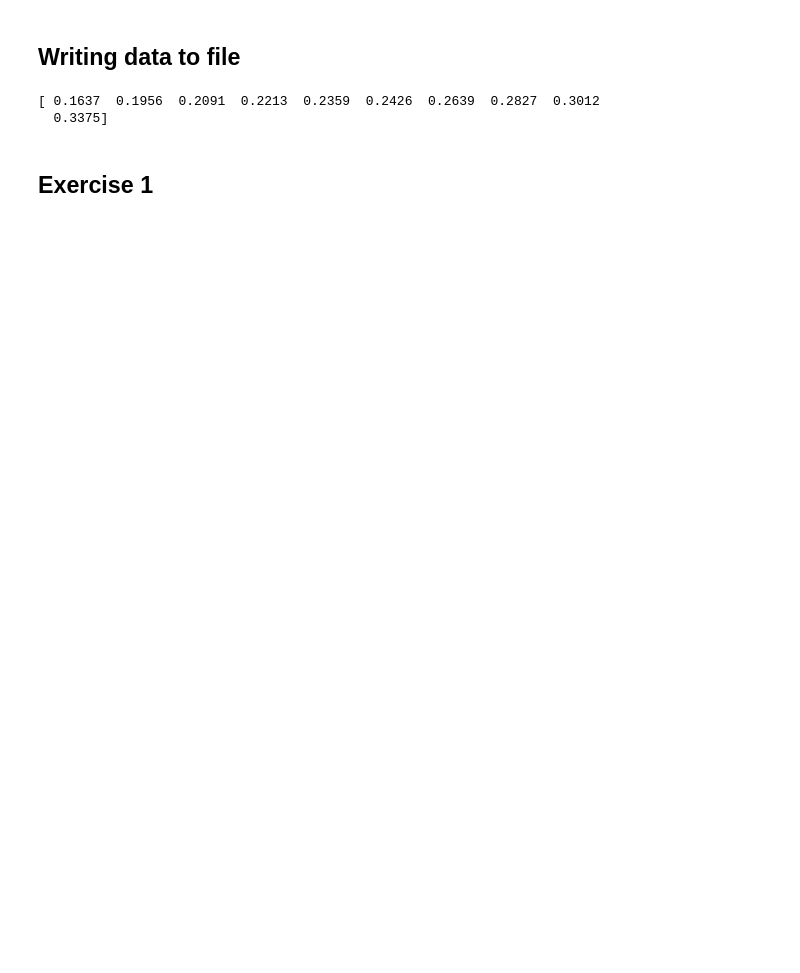
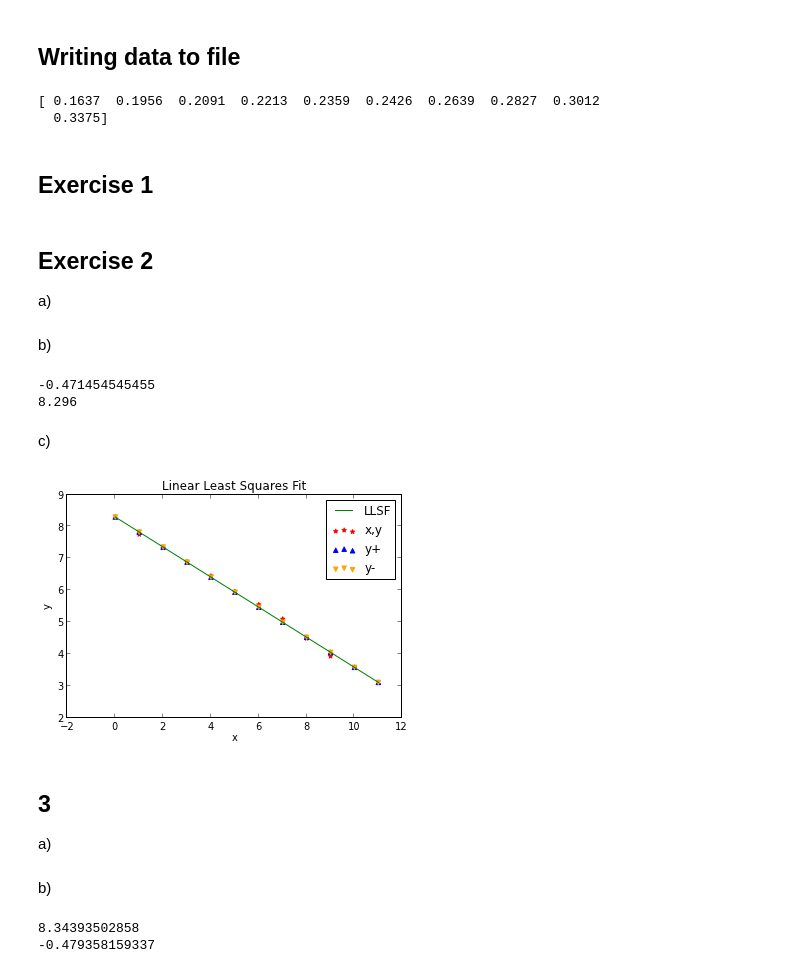
Before and after one commit to gjing/PHYS202-S13, a Jupyter notebook: Week9/DataIO.ipynb, the cells around one changed output. Saved outputs shown, nothing was run; the diff lists cells and outputs as text; code cells hidden in the pictures; blank space fills up the shorter version.

```diff
--- a/Week9/DataIO.ipynb
+++ b/Week9/DataIO.ipynb
@@ -33,6 +33,6 @@ print y
 [ 0.  2.  4.  6.  8.]
 [ 1.1  1.9  3.2  4.   5.9]
 # %%
-x, y = loadtxt('input.csv', unpack = True, delimiter=',' usecols=[0,1])
+x, y = loadtxt('input.csv', unpack = True, delimiter=',', usecols=[0,1])
 print x,y
 # %% [output]
@@ -86,3 +86,55 @@ f = open("output.csv","w")
 f.write("#a file of things in csv form\n\n")
 savetxt(f,DataOut,fmt=('%5i','%5.3f','%5.3f'))
 f.close()
+# %% [markdown]
+Exercise 2
+-
+a)
+# %%
+def LinearLeastSquaresFit(x,y):
+    n = len(x)
+    xavg = np.mean(x)
+    yavg = np.mean(y)
+    xsquare = np.mean(x ** 2)
+    xy = np.mean(x * y)
+    slope = (xy - (xavg * yavg)) / (xsquare - (xavg**2))
+    intercept = ((xsquare * yavg) - (xavg * xy))/(xsquare - xavg**2)
+    usquare = np.mean((y - (slope*x + intercept))**2)
+    slerr = (1/(n-2) * (usquare / (xsquare - xavg**2)))**.5
+    interr = (1/(n-2) * (usquare * xsquare)/(xsquare - xavg**2))**.5
+    return slope, intercept, slerr, interr
+# %% [markdown]
+b)
+# %%
+x, y = loadtxt('linearData.csv', unpack=True, usecols=[0,1])
+a = LinearLeastSquaresFit(x,y)
+print a[0]
+print a[1]
+# %% [output]
+-0.471454545455
+8.296
+# %% [markdown]
+c)
+# %%
+fig = plt.figure()
+ax = fig.add_subplot(1,1,1)
+ax.scatter(x, y, color="red", marker="*", label = "x,y")
+x1 = arange(0,12)
+y1 = a[0]*x1 + a[1]
+ym=(a[0]-a[2])*x1 + (a[1]-a[3])
+yp=(a[0]+a[2])*x1 + (a[1]+a[3])
+ax.scatter(x1, ym, color="blue", marker="^", label = "y+")
+ax.scatter(x1, yp, color="orange", marker="v", label = "y-")
+ax.plot(x1,y1, 'g-', label="LLSF")
+ax.set_title("Linear Least Squares Fit")
+ax.set_xlabel("x")
+ax.set_ylabel("y")
+ax.linelabel = "y = %.4f x + %.4f" % (a[0],a[1])
+ax.legend()
+show()
+# %% [output]
+[figure, added]
+# %% [markdown]
+3
+-
+a)
@@ -88,0 +163,10 @@ f.close()
+# %% [markdown]
+b)
+# %%
+x, y, weight = loadtxt('linearData.csv', unpack=True, usecols=[0,1,2])
+a = WeightedLinearLeastSquaresFit(x,y,weight)
+print a[0]
+print a[2]
+# %% [output]
+8.34393502858
+-0.479358159337
```
Also changed, not shown: parts of 7 cells of this notebook, 4 other files.
